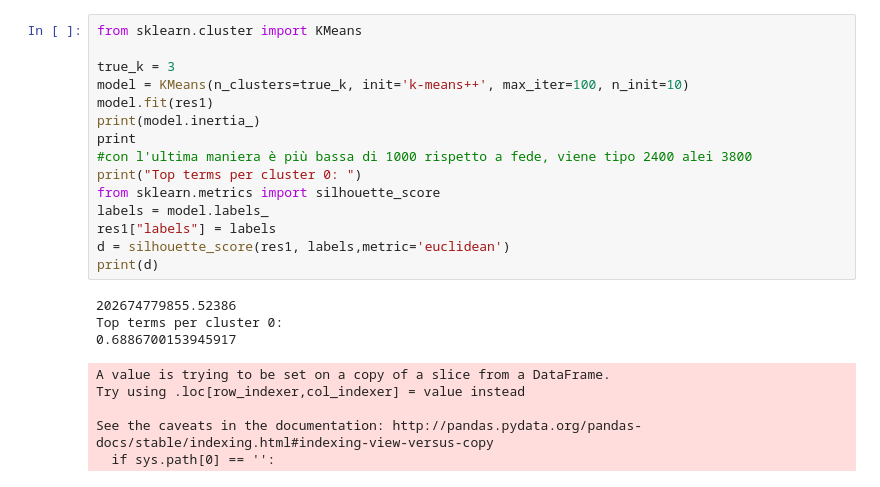
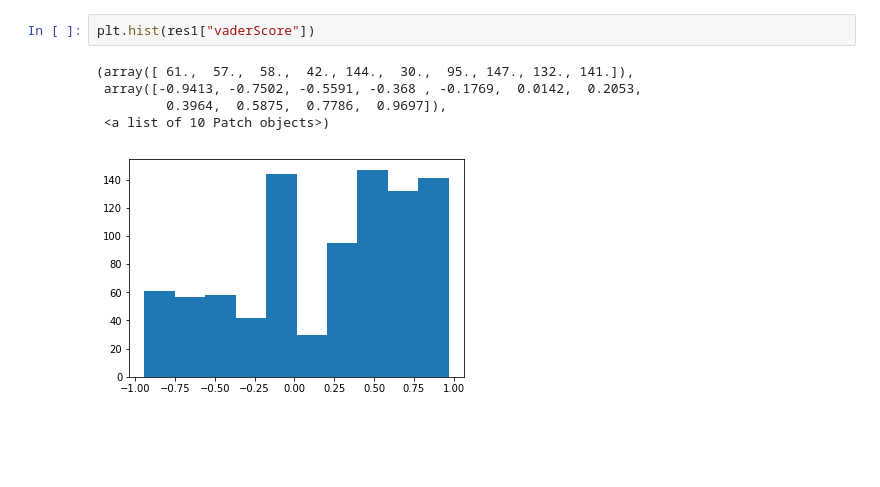
Before and after one commit to Gneur11/TextAnalytics, a Jupyter notebook: clusterAttempt.ipynb, the cells around one changed output. Saved outputs shown, nothing was run; the diff lists cells and outputs as text; blank space fills up the shorter version.

```diff
--- a/clusterAttempt.ipynb
+++ b/clusterAttempt.ipynb
@@ -139,27 +173,11 @@ res
-# %%
-from sklearn.cluster import KMeans
-
-true_k = 3
-model = KMeans(n_clusters=true_k, init='k-means++', max_iter=100, n_init=10)
-model.fit(res1)
-print(model.inertia_)
-print
-#con l'ultima maniera è più bassa di 1000 rispetto a fede, viene tipo 2400 alei 3800
-print("Top terms per cluster 0: ")
-from sklearn.metrics import silhouette_score
-labels = model.labels_
-res1["labels"] = labels
-d = silhouette_score(res1, labels,metric='euclidean')
-print(d)
-# %% [output]
-202674779855.52386
-Top terms per cluster 0:
-0.6886700153945917
-A value is trying to be set on a copy of a slice from a DataFrame.
-Try using .loc[row_indexer,col_indexer] = value instead
-
-See the caveats in the documentation: http://pandas.pydata.org/pandas-docs/stable/indexing.html#indexing-view-versus-copy
-  if sys.path[0] == '':
+# %%
+plt.hist(res1["vaderScore"])
+# %% [output]
+(array([ 61.,  57.,  58.,  42., 144.,  30.,  95., 147., 132., 141.]),
+ array([-0.9413, -0.7502, -0.5591, -0.368 , -0.1769,  0.0142,  0.2053,
+         0.3964,  0.5875,  0.7786,  0.9697]),
+ <a list of 10 Patch objects>)
+[figure, added]
 # %%
 from wordcloud import WordCloud, STOPWORDS, ImageColorGenerator
 
```
Also changed, not shown: parts of 16 cells of this notebook.
